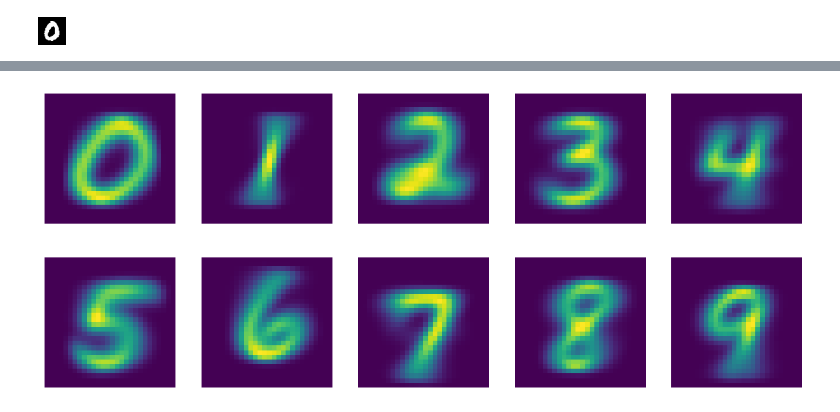
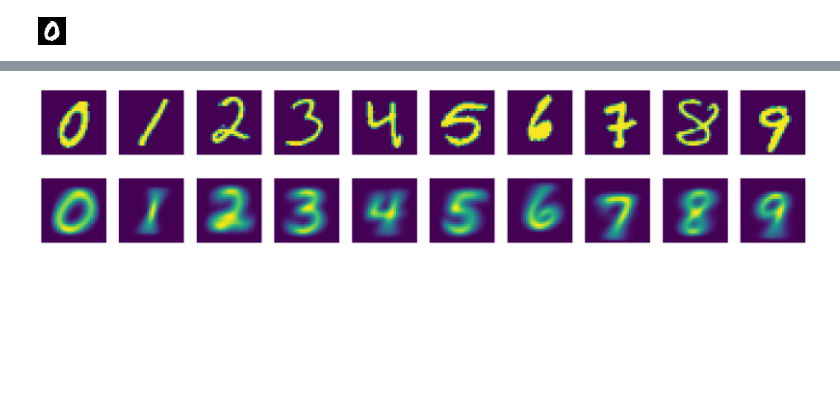
Before and after one commit to johnshaughnessy/digits, a Jupyter notebook: main.ipynb, the cells around one changed output, grey strips where cells are left out. Cells and saved outputs as stored; diff of their text form; code cells hidden in the pictures; blank space fills up the shorter version.

```diff
--- a/main.ipynb
+++ b/main.ipynb
@@ -57,7 +36,11 @@ def stack(dir):
 stacks = [stack(dir) for dir in (path/'training').ls().sorted()]
 means = [s.mean(0) for s in stacks]
+# %%
+show_images(samples)
+# %% [output]
+[figure, added]
 # %%
-show_images(means, nrows=2)
+show_images(means, nrows=1)
 # %% [output]
-[figure, old version]
+[figure, new version]
 # %%
```
Also changed, not shown: parts of 21 cells of this notebook, 1 other file.
